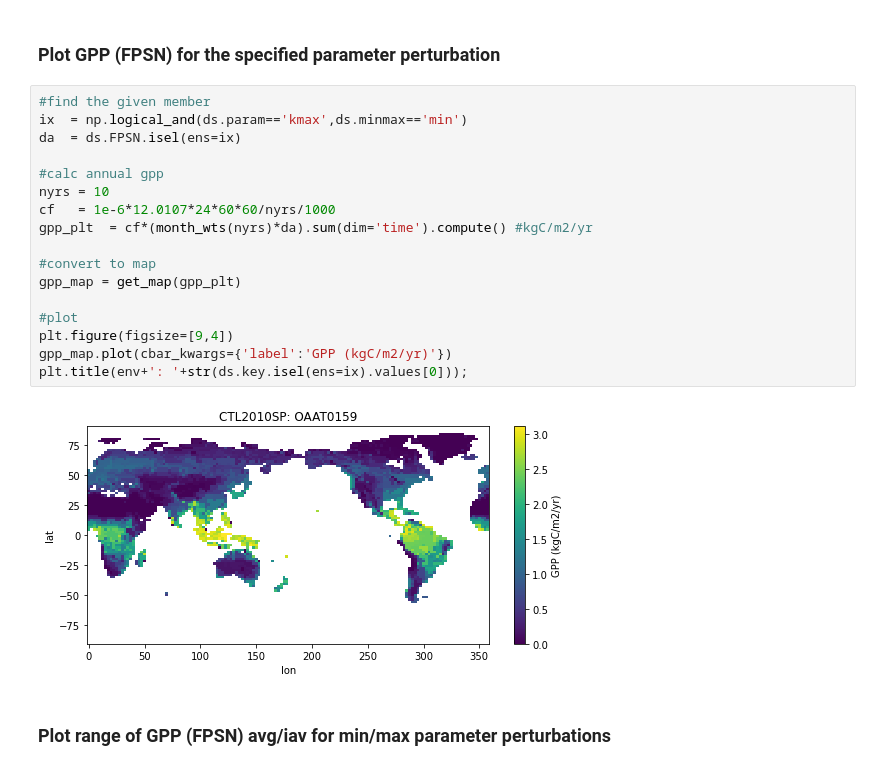
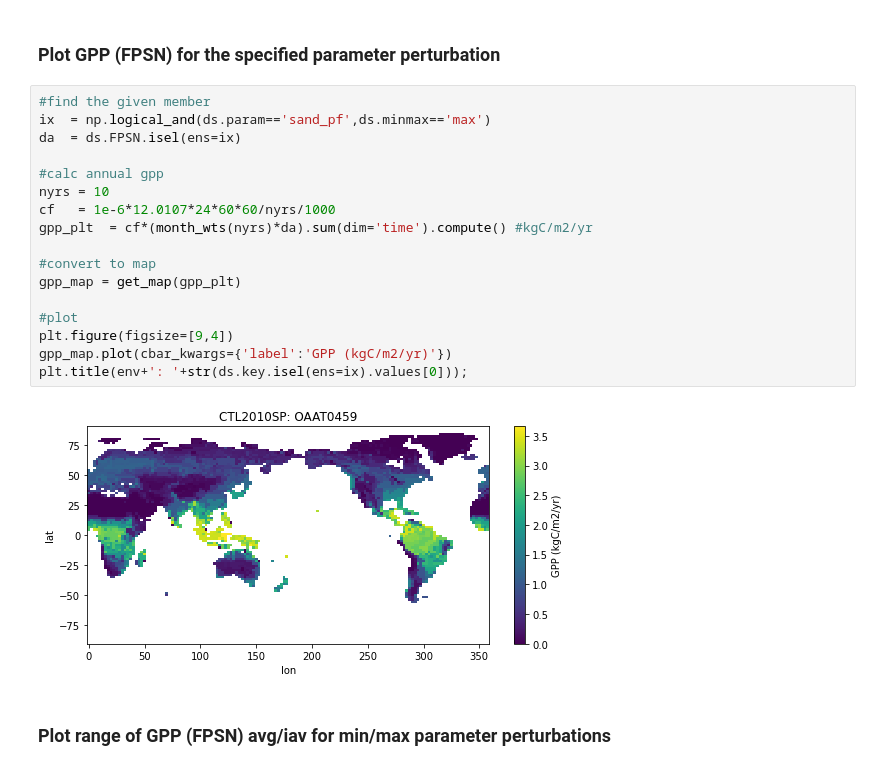
Before and after one commit to olyson/CLM5PPE, a Jupyter notebook: pyth/SPrankings.ipynb, the cells around one changed output. Drawn from its saved outputs; the diff is of its cells as text.

```diff
--- a/pyth/SPrankings.ipynb
+++ b/pyth/SPrankings.ipynb
@@ -422,23 +440,23 @@ LOW QRUNOFF:
 ### Plot GPP (FPSN) for the specified parameter perturbation
 # %%
 #find the given member
-ix  = np.logical_and(ds.param=='kmax',ds.minmax=='min')
+ix  = np.logical_and(ds.param=='sand_pf',ds.minmax=='max')
 da  = ds.FPSN.isel(ens=ix)
 
 #calc annual gpp
 nyrs = 10
 cf   = 1e-6*12.0107*24*60*60/nyrs/1000
 gpp_plt  = cf*(month_wts(nyrs)*da).sum(dim='time').compute() #kgC/m2/yr
 
 #convert to map
 gpp_map = get_map(gpp_plt)
 
 #plot
 plt.figure(figsize=[9,4])
 gpp_map.plot(cbar_kwargs={'label':'GPP (kgC/m2/yr)'})
 plt.title(env+': '+str(ds.key.isel(ens=ix).values[0]));
 # %% [output]
-[figure, old version]
+[figure, new version]
 # %% [markdown]
 ### Plot range of GPP (FPSN) avg/iav for min/max parameter perturbations
 # %%
```
Also changed, not shown: parts of 11 cells of this notebook, 2 other files.
